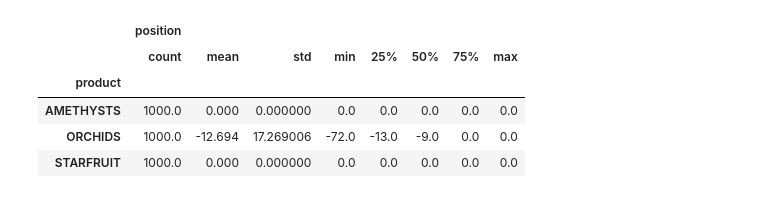
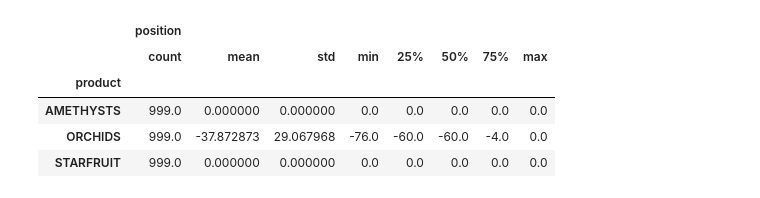
Before and after one commit to josephxiao8/prosperity2, a Jupyter notebook: notebooks/Position Visualizer.ipynb, the cells around one changed output. Saved outputs shown, nothing was run; the diff lists cells and outputs as text; code cells hidden in the pictures.

Commit message:
Improve orchids (#11)
* 24k

* rebase with master

```diff
--- a/notebooks/Position Visualizer.ipynb
+++ b/notebooks/Position Visualizer.ipynb
@@ -2,16 +2,16 @@
 import pandas as pd
 import matplotlib.pyplot as plt
 # %%
-df = pd.read_csv("../target/csv/56bff040-23e8-46f1-9867-20522137707c.log")
+df = pd.read_csv("../target/csv/16a0ce28-f5f5-406d-8433-c0d2cbc21cdf.csv")
 df = df.drop(columns=['uuid'])
 df.groupby(['product'])[['position']].describe()
 # %% [output]
 |  | position |  |  |  |  |  |  |  |
 |  | count | mean | std | min | 25% | 50% | 75% | max |
 | product |  |  |  |  |  |  |  |  |
-| AMETHYSTS | 1000.0 | 0.000 | 0.000000 | 0.0 | 0.0 | 0.0 | 0.0 | 0.0 |
-| ORCHIDS | 1000.0 | -12.694 | 17.269006 | -72.0 | -13.0 | -9.0 | 0.0 | 0.0 |
-| STARFRUIT | 1000.0 | 0.000 | 0.000000 | 0.0 | 0.0 | 0.0 | 0.0 | 0.0 |
+| AMETHYSTS | 999.0 | 0.000000 | 0.000000 | 0.0 | 0.0 | 0.0 | 0.0 | 0.0 |
+| ORCHIDS | 999.0 | -37.872873 | 29.067968 | -76.0 | -60.0 | -60.0 | -4.0 | 0.0 |
+| STARFRUIT | 999.0 | 0.000000 | 0.000000 | 0.0 | 0.0 | 0.0 | 0.0 | 0.0 |
 # %%
 products = df['product'].unique()
 
```
Also changed, not shown: parts of 1 cell of this notebook, 3 other files.
